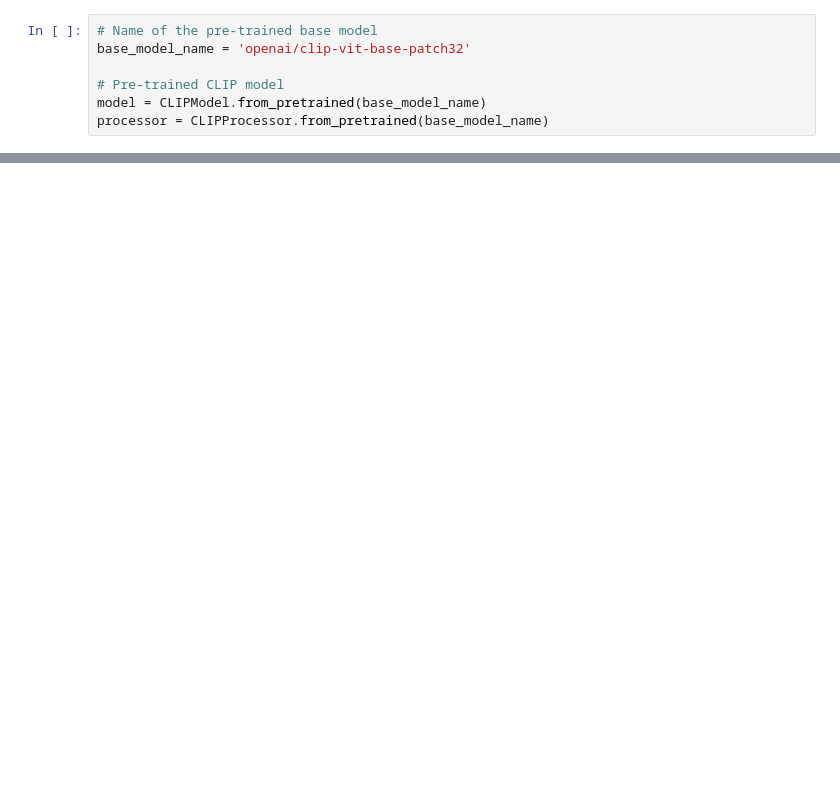
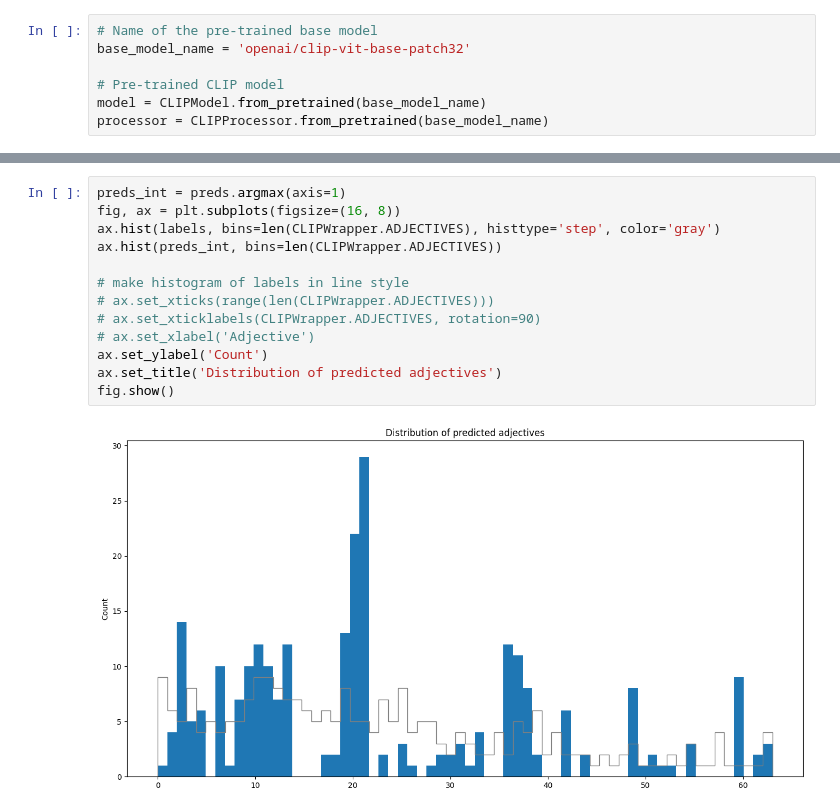
Before and after one commit to deepc94/685-project, a Jupyter notebook: dev/kartik/adjective_testing.ipynb, the cells around one changed output, grey strips where cells are left out. Drawn from its saved outputs; the diff is of its cells as text; blank space fills up the shorter version.

```diff
--- a/dev/kartik/adjective_testing.ipynb
+++ b/dev/kartik/adjective_testing.ipynb
@@ -62,0 +261,15 @@ class CLIPWrapper:
+# %%
+preds_int = preds.argmax(axis=1)
+fig, ax = plt.subplots(figsize=(16, 8))
+ax.hist(labels, bins=len(CLIPWrapper.ADJECTIVES), histtype='step', color='gray')
+ax.hist(preds_int, bins=len(CLIPWrapper.ADJECTIVES))
+
+# make histogram of labels in line style
+# ax.set_xticks(range(len(CLIPWrapper.ADJECTIVES)))
+# ax.set_xticklabels(CLIPWrapper.ADJECTIVES, rotation=90)
+# ax.set_xlabel('Adjective')
+ax.set_ylabel('Count')
+ax.set_title('Distribution of predicted adjectives')
+fig.show()
+# %% [output]
+[figure, added]
```
Also changed, not shown: parts of 23 cells of this notebook, 1 other file.
